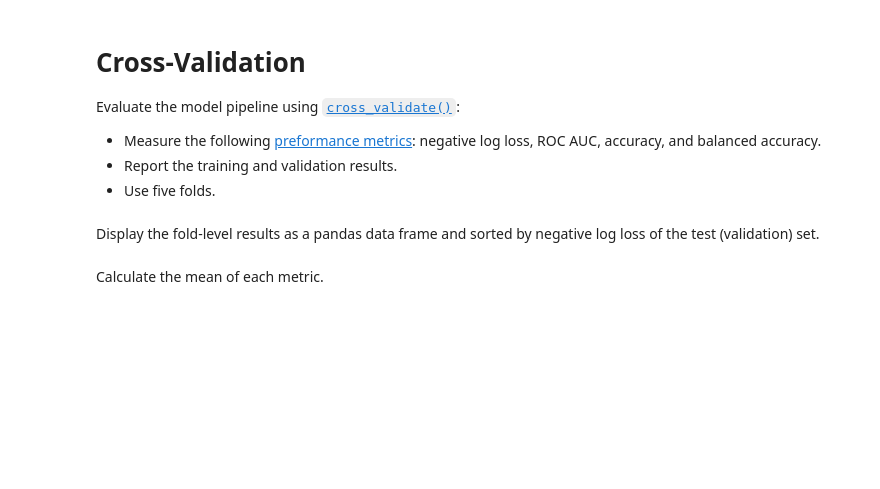
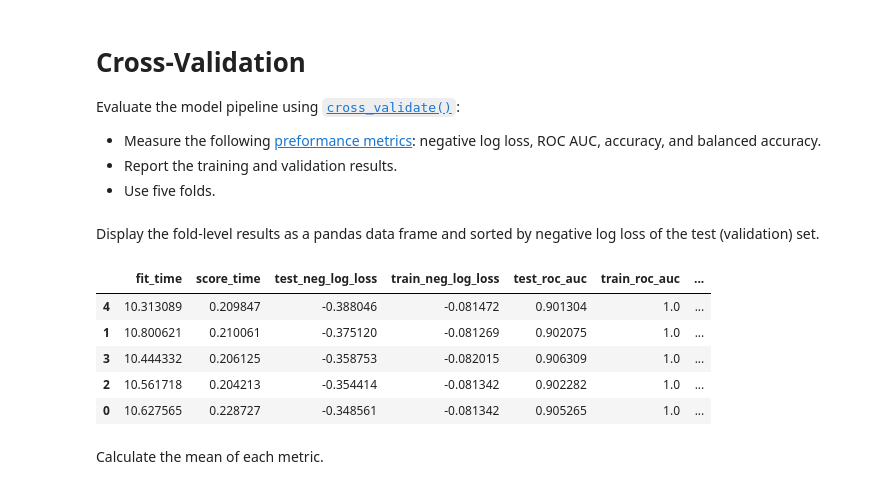
Before and after one commit to UofT-DSI/production, a Jupyter notebook: 02_activities/assignments/assignment_2.ipynb, the cells around one changed output. Cells and saved outputs as stored; diff of their text form; code cells hidden in the pictures; blank space fills up the shorter version.

```diff
--- a/02_activities/assignments/assignment_2.ipynb
+++ b/02_activities/assignments/assignment_2.ipynb
@@ -13,7 +13,7 @@ columns = [
     'occupation', 'relationship', 'race', 'sex', 'capital-gain', 'capital-loss', 'hours-per-week',
     'native-country', 'income'
 ]
-adult_dt = (pd.read_csv('../05_src/data/adult/adult.data', header = None, names = columns)
+adult_dt = (pd.read_csv(r"C:\Users\andri\delete_me\scaling_2_prod\scaling_to_production\05_src\data\adult\adult.data", header = None, names = columns)
               .assign(income = lambda x: (x.income.str.strip() == '>50K')*1))
 # %% [markdown]
 # Get X and Y
@@ -65,0 +93,27 @@ The column transformer should look like this:
+# %%
+from sklearn.pipeline import Pipeline
+from sklearn.compose import ColumnTransformer
+from sklearn.preprocessing import RobustScaler, PowerTransformer, OneHotEncoder
+from sklearn.impute import SimpleImputer, KNNImputer
+from sklearn.model_selection import train_test_split, cross_validate
+from sklearn.naive_bayes import GaussianNB
+
+num_cols = [
+    'age', 'fnlwgt', 'education-num', 'capital-gain', 'capital-loss', 'hours-per-week'
+]
+cat_cols = ['workclass','education', 'marital-status',
+    'occupation', 'relationship', 'race', 'sex', 'native-country']
+
+pipe_num = Pipeline([
+    ('imputer', KNNImputer(n_neighbors=7,weights='distance')),
+    ('standardizer', RobustScaler())
+])
+pipe_cat = Pipeline([
+    ('imputer', SimpleImputer(strategy = 'most_frequent')),
+    ('OHE', OneHotEncoder(drop='if_binary',handle_unknown = 'infrequent_if_exist'))
+])
+
+ctransform= ColumnTransformer([
+    ('num_transforms', pipe_num, num_cols), ('cat_transforms',pipe_cat, cat_cols)
+])
+ctransform
@@ -74,3 +147,10 @@ Create a [model pipeline](https://scikit-learn.org/stable/modules/generated/skle
 The pipeline looks like this:
 
 ![](./images/assignment_2__pipeline.png)
+# %%
+from sklearn.ensemble import RandomForestClassifier
+pipe = Pipeline([
+    ('preprocessing', ctransform),
+    ('classifier', RandomForestClassifier())
+])
+pipe
@@ -82,7 +180,20 @@ Evaluate the model pipeline using [`cross_validate()`](https://scikit-learn.org/
 + Measure the following [preformance metrics](https://scikit-learn.org/stable/modules/model_evaluation.html#common-cases-predefined-values): negative log loss, ROC AUC, accuracy, and balanced accuracy.
 + Report the training and validation results.
 + Use five folds.
+# %%
+scoring = ['neg_log_loss', 'roc_auc', 'accuracy', 'balanced_accuracy']
+res_dict= cross_validate(pipe, X_train, Y_train, cv = 5, scoring = scoring,return_train_score= True)
 # %% [markdown]
 Display the fold-level results as a pandas data frame and sorted by negative log loss of the test (validation) set.
+# %%
+res = pd.DataFrame(res_dict)
+res.sort_values(by=['test_neg_log_loss'])
+# %% [output]
+|  | fit_time | score_time | test_neg_log_loss | train_neg_log_loss | test_roc_auc | train_roc_auc | ... |
+| 4 | 10.313089 | 0.209847 | -0.388046 | -0.081472 | 0.901304 | 1.0 | ... |
+| 1 | 10.800621 | 0.210061 | -0.375120 | -0.081269 | 0.902075 | 1.0 | ... |
+| 3 | 10.444332 | 0.206125 | -0.358753 | -0.082015 | 0.906309 | 1.0 | ... |
+| 2 | 10.561718 | 0.204213 | -0.354414 | -0.081342 | 0.902282 | 1.0 | ... |
+| 0 | 10.627565 | 0.228727 | -0.348561 | -0.081342 | 0.905265 | 1.0 | ... |
 # %% [markdown]
 Calculate the mean of each metric.
```
Also changed, not shown: parts of 10 cells of this notebook.
